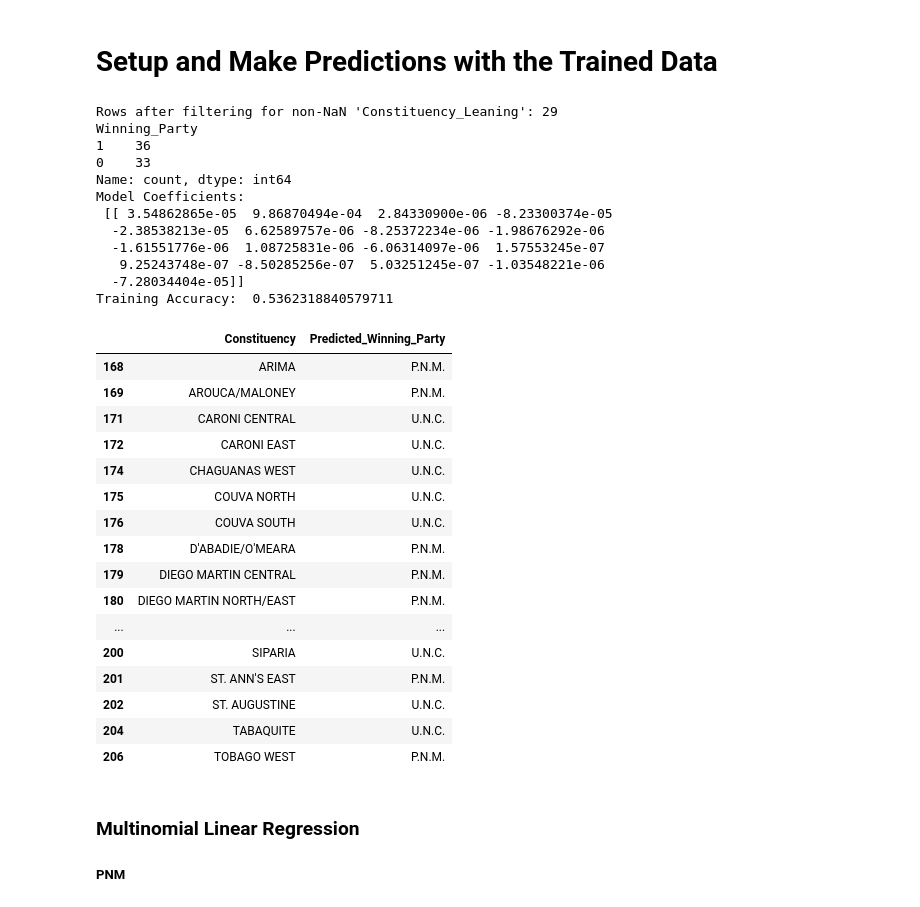
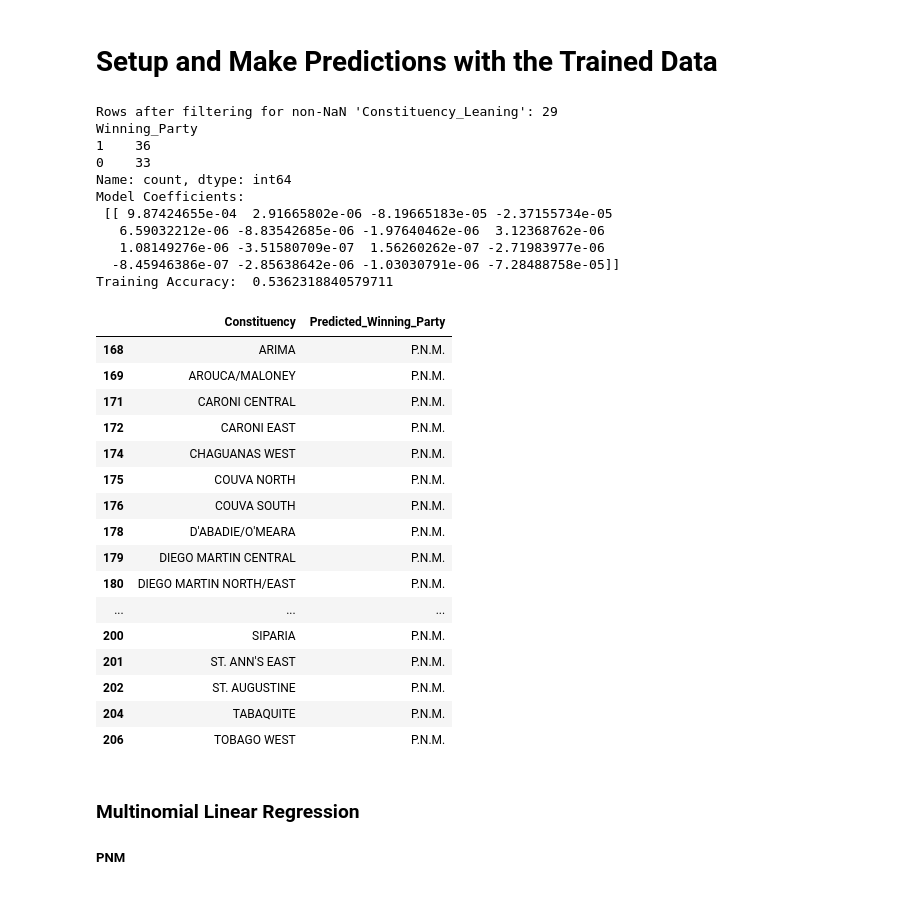
Before and after one commit to CorporaCorporate/COMP-3610-Project, a Jupyter notebook: feature-engineering.ipynb, the cells around one changed output. Cells and saved outputs as stored; diff of their text form; code cells hidden in the pictures.

```diff
--- a/feature-engineering.ipynb
+++ b/feature-engineering.ipynb
@@ -1921,0 +2130,34 @@ memory usage: 56.3 KB
+# %%
+import seaborn as sns
+import matplotlib.pyplot as plt
+
+# Filter data
+turnout_df = master_df[master_df['Year'] <= 2020].copy()
+
+# Normalize if needed
+if turnout_df['VOTER_TURNOUT'].max() > 1:
+    turnout_df['VOTER_TURNOUT'] = turnout_df['VOTER_TURNOUT'] / 100
+
+# Use matplotlib's color cycle for more colors
+import matplotlib.cm as cm
+import numpy as np
+
+unique_constituencies = turnout_df['CONSTITUENCIES'].unique()
+num_constituencies = len(unique_constituencies)
+
+# Generate distinct colors using matplotlib's tab20 colormap
+colors = cm.get_cmap('tab20', num_constituencies)
+
+plt.figure(figsize=(14, 6))
+
+for i, constituency in enumerate(unique_constituencies):
+    df = turnout_df[turnout_df['CONSTITUENCIES'] == constituency]
+    plt.plot(df['Year'], df['VOTER_TURNOUT'], label=constituency, color=colors(i), marker='o')
+
+plt.title('Voter Turnout by Constituency (Up to 2020)')
+plt.ylabel('Voter Turnout')
+plt.xlabel('Year')
+plt.xticks(sorted(turnout_df['Year'].unique()))
+plt.legend(bbox_to_anchor=(1.02, 1), loc='upper left', ncol=2)
+plt.tight_layout()
+plt.show()
@@ -2191,7 +2449,7 @@ from sklearn.linear_model import LogisticRegression, LinearRegression
 from sklearn.metrics import classification_report, confusion_matrix, accuracy_score
 
 features = [
-            'CONSTITUENCY_LEANING','Year', 'Homicide_rate_per_100k', 'Annual (Percentage Change)', 'Inflation', 'Net Migration Rate', 'Inflation_1t', 'Inflation_1y', 'Unemployment_1t',
+            'CONSTITUENCY_LEANING','Year', 'Homicide_rate_per_100k', 'Homicide (Annual Percentage Change)', 'Inflation', 'Net Migration Rate', 'Inflation_1t', 'Inflation_1y', 'Unemployment_1t',
             'Unemployment_1y', 'Net Migration Rate_1t', 'Net Migration Rate_1y', 'GDP (Per Capita US$)_1t', 'GDP (Per Capita US$)_1y', 'GDP_(US$)_1t', 'GDP_(US$)_1y','ELECTORATE'
             ]
 
@@ -2314,10 +2572,10 @@ from sklearn.preprocessing import StandardScaler
 import pandas as pd
 
 # Define the same feature columns as used in training
-features = ['CONSTITUENCY_LEANING', 'Year', 'Homicide_rate_per_100k', 'Annual (Percentage Change)', 'Inflation', 'Net Migration Rate',
-            'Inflation_1t', 'Inflation_1y', 'Unemployment_1t', 'Unemployment_1y',
-            'Net Migration Rate_1t', 'Net Migration Rate_1y', 'GDP (Per Capita US$)_1t',
-            'GDP (Per Capita US$)_1y', 'GDP_(US$)_1t', 'GDP_(US$)_1y', 'ELECTORATE']
+features = ['Year', 'Homicide_rate_per_100k', 'Homicide (Annual Percentage Change)', 'Inflation', 'Net Migration Rate',
+            'Inflation_1t', 'Inflation_1y', 'Unemployment_1t', 'Unemployment_1y', 'Net Migration Rate_1t', 'Net Migration Rate_1y',
+            'GDP (Per Capita US$)_1t', 'GDP (Per Capita US$)_1y', 'GDP_(US$)_1t', 'GDP_(US$)_1y', 'ELECTORATE', 'SWING_PROB', 'CONSTITUENCY_LEANING', 'ELASTICITY', 'INCUMBENT'
+            ]
 
 # Filter safe_seats to only include rows for 2025
 safe_seats_2025_filtered = master_df[master_df['Year'] == 2024]
@@ -2343,51 +2601,50 @@ safe_seat_predictions = best_model.predict(X_2025_scaled)
 
 # Optional: decode to party names
 party_mapping = {1: 'P.N.M.', 0: 'U.N.C.'}
 decoded_safe_predictions = [party_mapping[pred] for pred in safe_seat_predictions]
 
 # Put predictions in a DataFrame
 predictions_2025 = pd.DataFrame({
     'Constituency': safe_seats_2025_filtered['CONSTITUENCIES'],  # assuming index is constituency name
     'Predicted_Winning_Party': decoded_safe_predictions
 })
 
 # View the predictions
 print(y_safe_train.value_counts())
 print("Model Coefficients:\n", clf.coef_)
 y_safe_train_pred = clf.predict(X_safe_train)
 print("Training Accuracy: ", accuracy_score(y_safe_train, y_safe_train_pred))
 
 # predictions_2025
 predictions_2025
 # %% [output]
 Rows after filtering for non-NaN 'Constituency_Leaning': 29
 Winning_Party
 1    36
 0    33
 Name: count, dtype: int64
 Model Coefficients:
- [[ 3.54862865e-05  9.86870494e-04  2.84330900e-06 -8.23300374e-05
-  -2.38538213e-05  6.62589757e-06 -8.25372234e-06 -1.98676292e-06
-  -1.61551776e-06  1.08725831e-06 -6.06314097e-06  1.57553245e-07
-   9.25243748e-07 -8.50285256e-07  5.03251245e-07 -1.03548221e-06
-  -7.28034404e-05]]
+ [[ 9.87424655e-04  2.91665802e-06 -8.19665183e-05 -2.37155734e-05
+   6.59032212e-06 -8.83542685e-06 -1.97640462e-06  3.12368762e-06
+   1.08149276e-06 -3.51580709e-07  1.56260262e-07 -2.71983977e-06
+  -8.45946386e-07 -2.85638642e-06 -1.03030791e-06 -7.28488758e-05]]
 Training Accuracy:  0.5362318840579711
 |  | Constituency | Predicted_Winning_Party |
 | 168 | ARIMA | P.N.M. |
 | 169 | AROUCA/MALONEY | P.N.M. |
-| 171 | CARONI CENTRAL | U.N.C. |
-| 172 | CARONI EAST | U.N.C. |
-| 174 | CHAGUANAS WEST | U.N.C. |
-| 175 | COUVA NORTH | U.N.C. |
-| 176 | COUVA SOUTH | U.N.C. |
+| 171 | CARONI CENTRAL | P.N.M. |
+| 172 | CARONI EAST | P.N.M. |
+| 174 | CHAGUANAS WEST | P.N.M. |
+| 175 | COUVA NORTH | P.N.M. |
+| 176 | COUVA SOUTH | P.N.M. |
 | 178 | D'ABADIE/O'MEARA | P.N.M. |
 | 179 | DIEGO MARTIN CENTRAL | P.N.M. |
 | 180 | DIEGO MARTIN NORTH/EAST | P.N.M. |
 | ... | ... | ... |
-| 200 | SIPARIA | U.N.C. |
+| 200 | SIPARIA | P.N.M. |
 | 201 | ST. ANN'S EAST | P.N.M. |
-| 202 | ST. AUGUSTINE | U.N.C. |
-| 204 | TABAQUITE | U.N.C. |
+| 202 | ST. AUGUSTINE | P.N.M. |
+| 204 | TABAQUITE | P.N.M. |
 | 206 | TOBAGO WEST | P.N.M. |
 # %% [markdown]
 ### Multinomial Linear Regression
```
Also changed, not shown: parts of 49 cells of this notebook, 7 other files.
